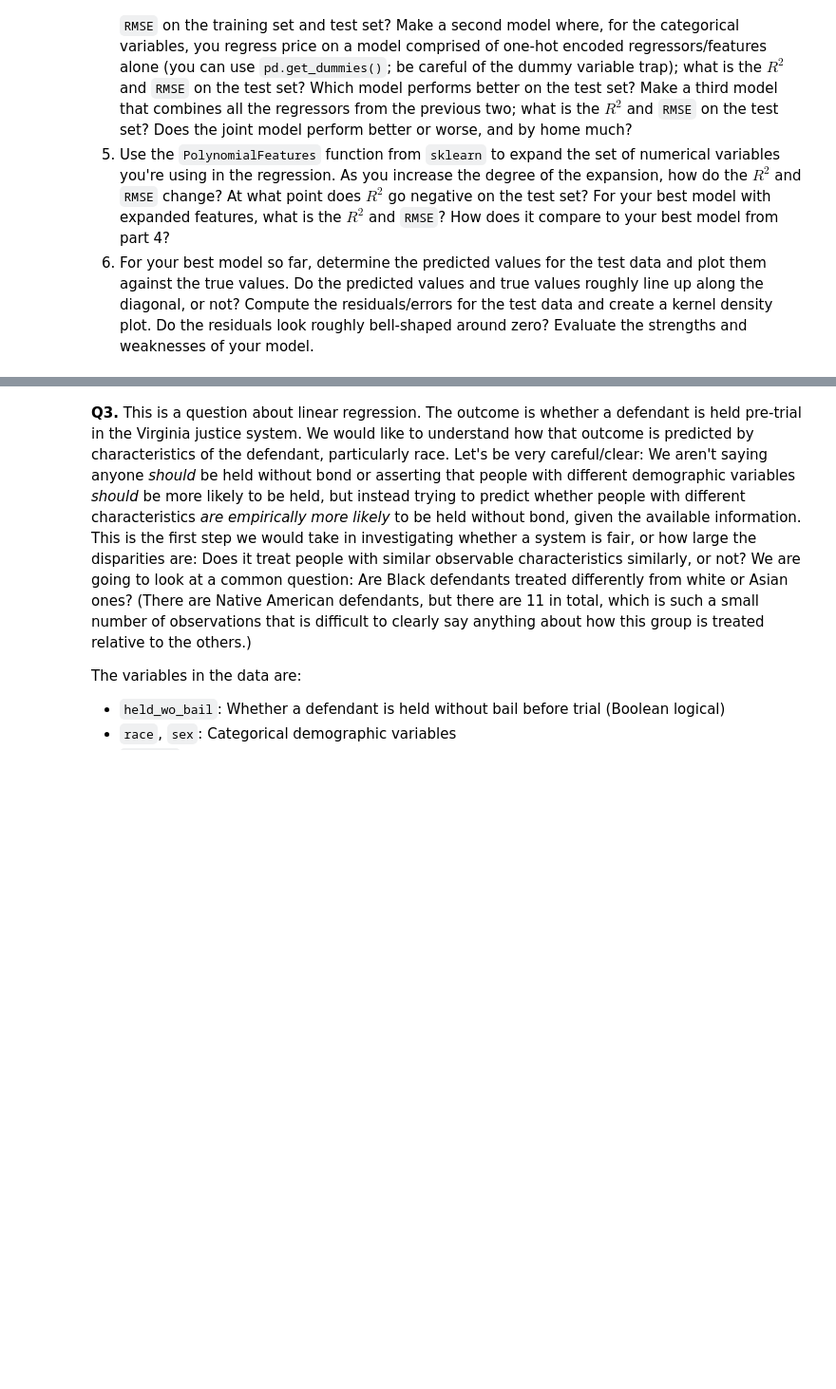
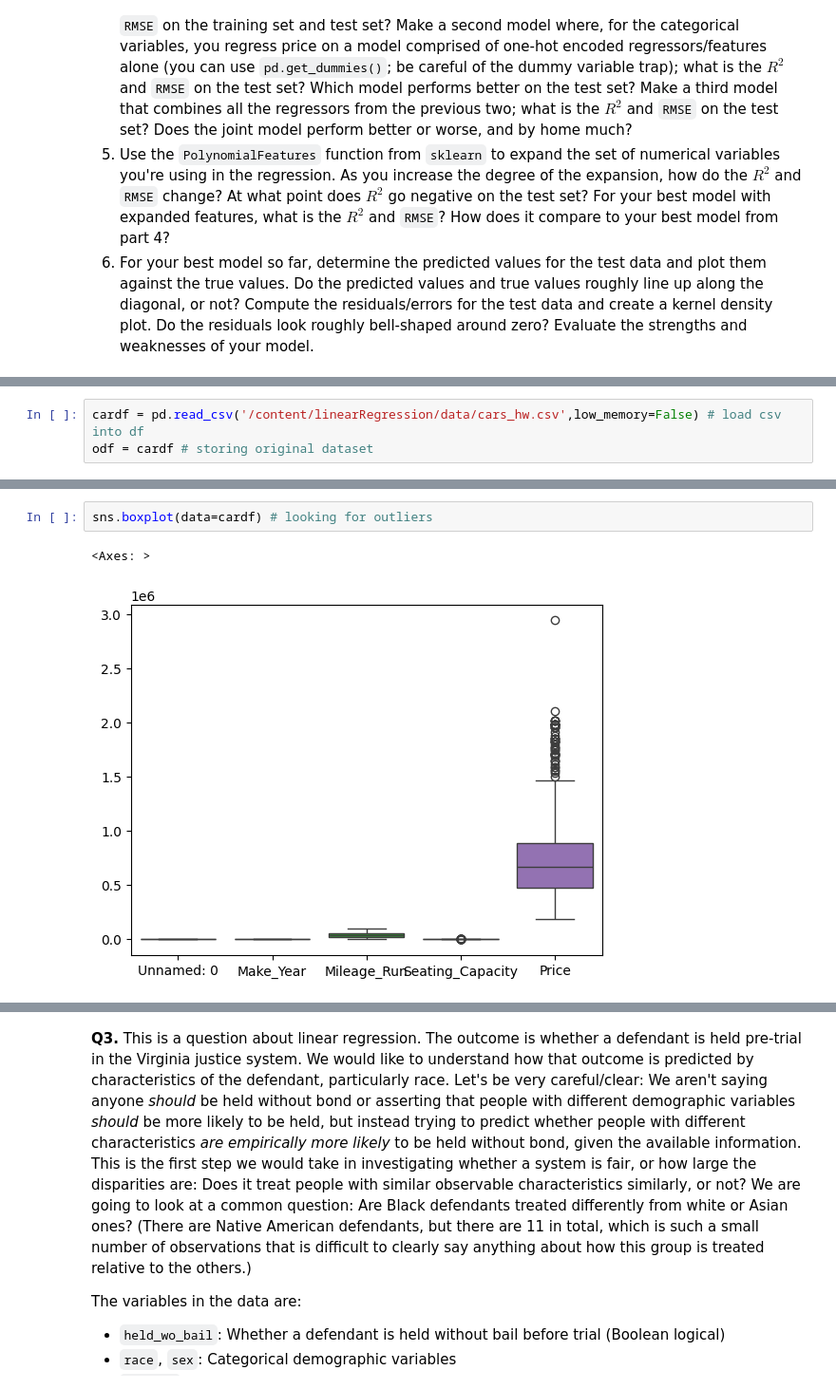
Before and after one commit to ashleyr05/linearRegression, a Jupyter notebook: assignment.ipynb, the cells around one changed output, grey strips where cells are left out. Shown at 95% size. Drawn from its saved outputs; the diff is of its cells as text; blank space fills up the shorter version.

```diff
--- a/assignment.ipynb
+++ b/assignment.ipynb
@@ -205,0 +214,3 @@ In part 4, the coefficient on Review Scores Rating is 1.032. In part 5, the coef
+# %%
+cardf = pd.read_csv('/content/linearRegression/data/cars_hw.csv',low_memory=False) # load csv into df
+odf = cardf # storing original dataset
@@ -205,0 +226,5 @@ In part 4, the coefficient on Review Scores Rating is 1.032. In part 5, the coef
+# %%
+sns.boxplot(data=cardf) # looking for outliers
+# %% [output]
+<Axes: >
+[figure, added]
```
Also changed, not shown: parts of 15 cells of this notebook.
